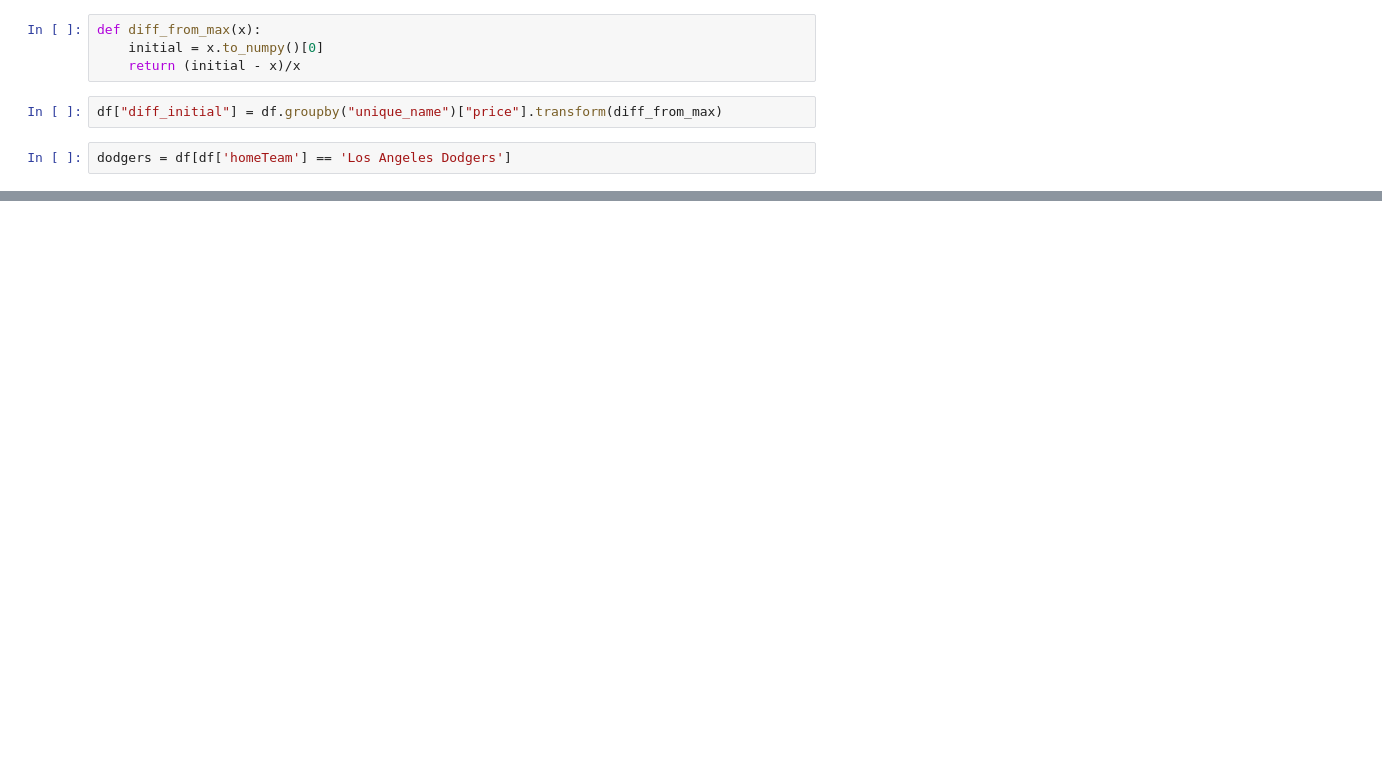
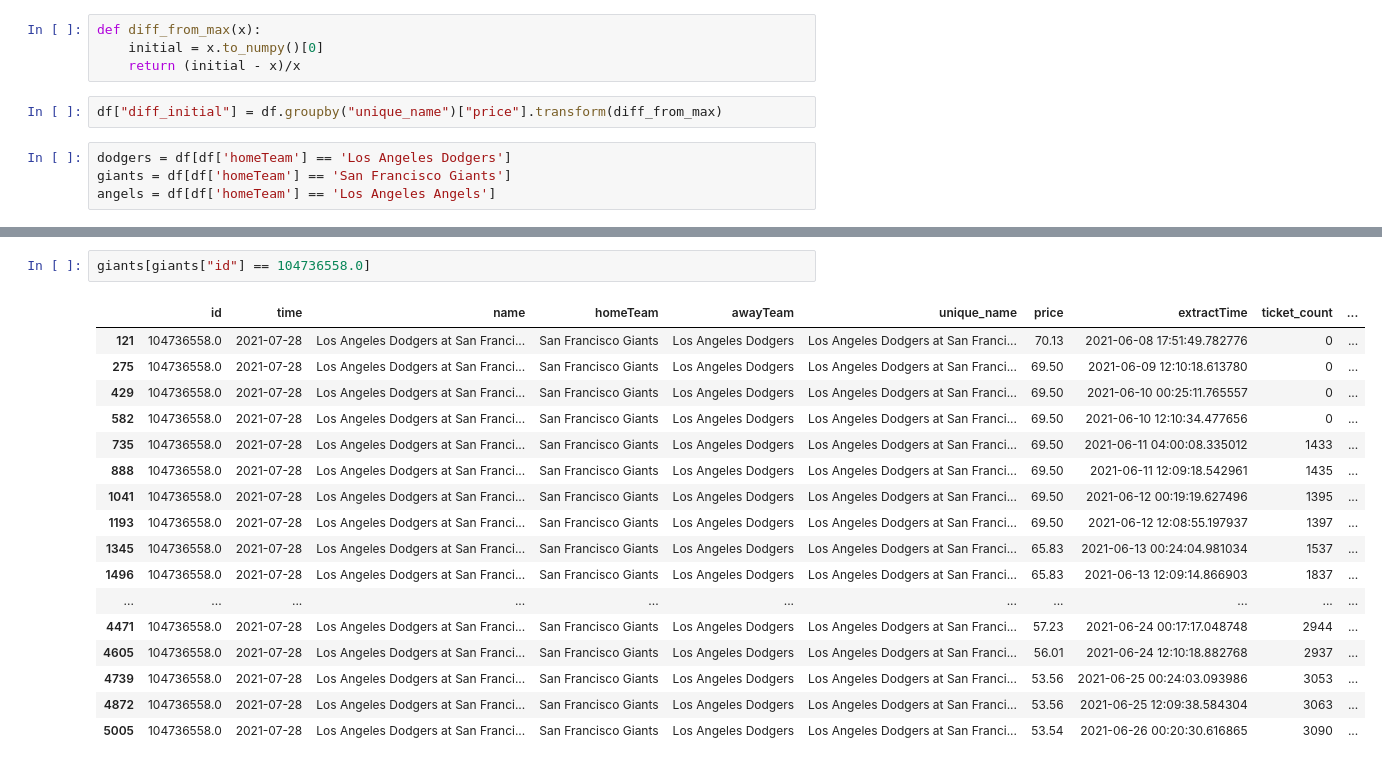
Before and after one commit to benbrill/Stubhub, a Jupyter notebook: notebooks/viz.ipynb, the cells around one changed output, grey strips where cells are left out. Saved outputs shown, nothing was run; the diff lists cells and outputs as text; blank space fills up the shorter version.

```diff
--- a/notebooks/viz.ipynb
+++ b/notebooks/viz.ipynb
@@ -44,3 +39,5 @@ def diff_from_max(x):
 df["diff_initial"] = df.groupby("unique_name")["price"].transform(diff_from_max)
 # %%
 dodgers = df[df['homeTeam'] == 'Los Angeles Dodgers']
+giants = df[df['homeTeam'] == 'San Francisco Giants']
+angels = df[df['homeTeam'] == 'Los Angeles Angels']
@@ -96,0 +76,20 @@ dodgers
+# %%
+giants[giants["id"] == 104736558.0]
+# %% [output]
+|  | id | time | name | homeTeam | awayTeam | unique_name | price | extractTime | ticket_count | ... |
+| 121 | 104736558.0 | 2021-07-28 | Los Angeles Dodgers at San Franci... | San Francisco Giants | Los Angeles Dodgers | Los Angeles Dodgers at San Franci... | 70.13 | 2021-06-08 17:51:49.782776 | 0 | ... |
+| 275 | 104736558.0 | 2021-07-28 | Los Angeles Dodgers at San Franci... | San Francisco Giants | Los Angeles Dodgers | Los Angeles Dodgers at San Franci... | 69.50 | 2021-06-09 12:10:18.613780 | 0 | ... |
+| 429 | 104736558.0 | 2021-07-28 | Los Angeles Dodgers at San Franci... | San Francisco Giants | Los Angeles Dodgers | Los Angeles Dodgers at San Franci... | 69.50 | 2021-06-10 00:25:11.765557 | 0 | ... |
+| 582 | 104736558.0 | 2021-07-28 | Los Angeles Dodgers at San Franci... | San Francisco Giants | Los Angeles Dodgers | Los Angeles Dodgers at San Franci... | 69.50 | 2021-06-10 12:10:34.477656 | 0 | ... |
+| 735 | 104736558.0 | 2021-07-28 | Los Angeles Dodgers at San Franci... | San Francisco Giants | Los Angeles Dodgers | Los Angeles Dodgers at San Franci... | 69.50 | 2021-06-11 04:00:08.335012 | 1433 | ... |
+| 888 | 104736558.0 | 2021-07-28 | Los Angeles Dodgers at San Franci... | San Francisco Giants | Los Angeles Dodgers | Los Angeles Dodgers at San Franci... | 69.50 | 2021-06-11 12:09:18.542961 | 1435 | ... |
+| 1041 | 104736558.0 | 2021-07-28 | Los Angeles Dodgers at San Franci... | San Francisco Giants | Los Angeles Dodgers | Los Angeles Dodgers at San Franci... | 69.50 | 2021-06-12 00:19:19.627496 | 1395 | ... |
+| 1193 | 104736558.0 | 2021-07-28 | Los Angeles Dodgers at San Franci... | San Francisco Giants | Los Angeles Dodgers | Los Angeles Dodgers at San Franci... | 69.50 | 2021-06-12 12:08:55.197937 | 1397 | ... |
+| 1345 | 104736558.0 | 2021-07-28 | Los Angeles Dodgers at San Franci... | San Francisco Giants | Los Angeles Dodgers | Los Angeles Dodgers at San Franci... | 65.83 | 2021-06-13 00:24:04.981034 | 1537 | ... |
+| 1496 | 104736558.0 | 2021-07-28 | Los Angeles Dodgers at San Franci... | San Francisco Giants | Los Angeles Dodgers | Los Angeles Dodgers at San Franci... | 65.83 | 2021-06-13 12:09:14.866903 | 1837 | ... |
+| ... | ... | ... | ... | ... | ... | ... | ... | ... | ... | ... |
+| 4471 | 104736558.0 | 2021-07-28 | Los Angeles Dodgers at San Franci... | San Francisco Giants | Los Angeles Dodgers | Los Angeles Dodgers at San Franci... | 57.23 | 2021-06-24 00:17:17.048748 | 2944 | ... |
+| 4605 | 104736558.0 | 2021-07-28 | Los Angeles Dodgers at San Franci... | San Francisco Giants | Los Angeles Dodgers | Los Angeles Dodgers at San Franci... | 56.01 | 2021-06-24 12:10:18.882768 | 2937 | ... |
+| 4739 | 104736558.0 | 2021-07-28 | Los Angeles Dodgers at San Franci... | San Francisco Giants | Los Angeles Dodgers | Los Angeles Dodgers at San Franci... | 53.56 | 2021-06-25 00:24:03.093986 | 3053 | ... |
+| 4872 | 104736558.0 | 2021-07-28 | Los Angeles Dodgers at San Franci... | San Francisco Giants | Los Angeles Dodgers | Los Angeles Dodgers at San Franci... | 53.56 | 2021-06-25 12:09:38.584304 | 3063 | ... |
+| 5005 | 104736558.0 | 2021-07-28 | Los Angeles Dodgers at San Franci... | San Francisco Giants | Los Angeles Dodgers | Los Angeles Dodgers at San Franci... | 53.54 | 2021-06-26 00:20:30.616865 | 3090 | ... |
```
Also changed, not shown: parts of 10 cells of this notebook, 15 other files.
